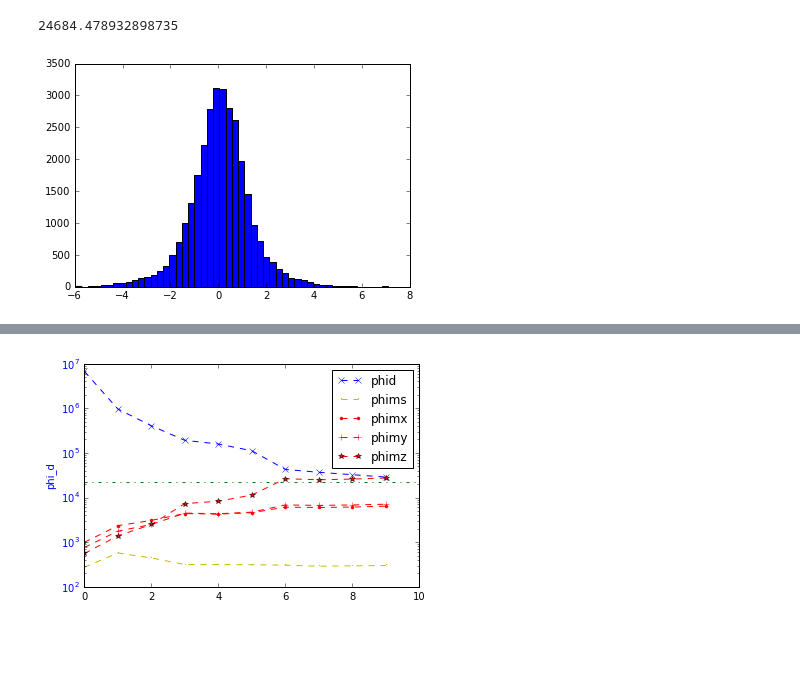
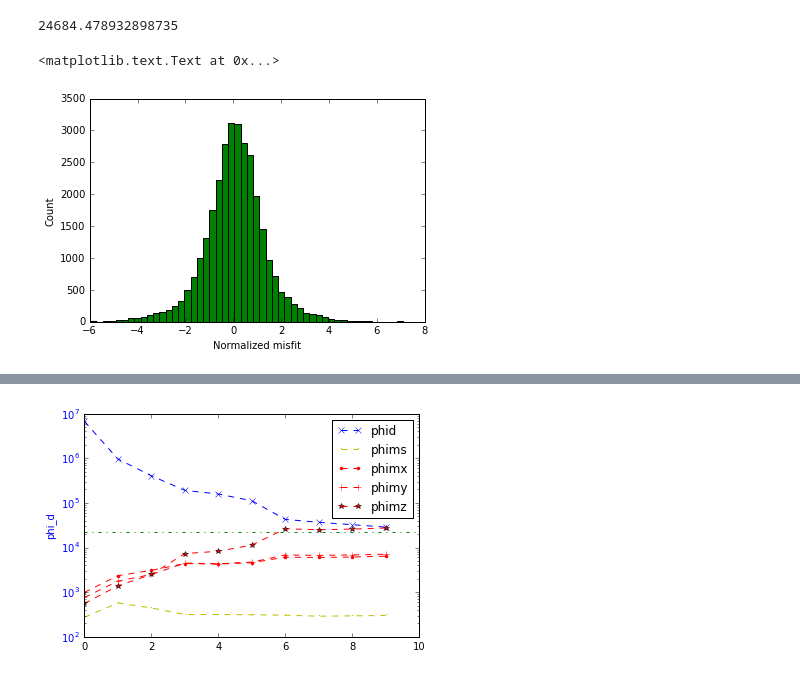
Before and after one commit to simpeg/presentations, a Jupyter notebook: SciPy2016/MTwork/inv3d_HPK1/viewInversionResults.ipynb, the cells around one changed output, grey strips where cells are left out. Saved outputs shown, nothing was run; the diff lists cells and outputs as text; code cells hidden in the pictures; blank space fills up the shorter version.

```diff
--- a/SciPy2016/MTwork/inv3d_HPK1/viewInversionResults.ipynb
+++ b/SciPy2016/MTwork/inv3d_HPK1/viewInversionResults.ipynb
@@ -168,10 +169,16 @@ array([ 2.02367894,  1.75153898,  1.5836222 , ...,  4.22979608,
 np.sum(phi_d**2)/2
 # %% [output]
 24684.478932898735
-# %%
-n = plt.hist(phi_d,bins=50,color='blue')
-# %% [output]
-[figure, removed]
+# %%
+fig=plt.figure()
+ax=plt.subplot(111)
+
+n = plt.hist(phi_d,bins=50,color='green')
+ax.set_xlabel('Normalized misfit')
+ax.set_ylabel('Count')
+# %% [output]
+<matplotlib.text.Text at 0x...>
+[figure, added]
 # %%
 convergeCurves(runT4fFiles)
 # %% [output]
```
Also changed, not shown: parts of 2 cells of this notebook, 3 other files.
